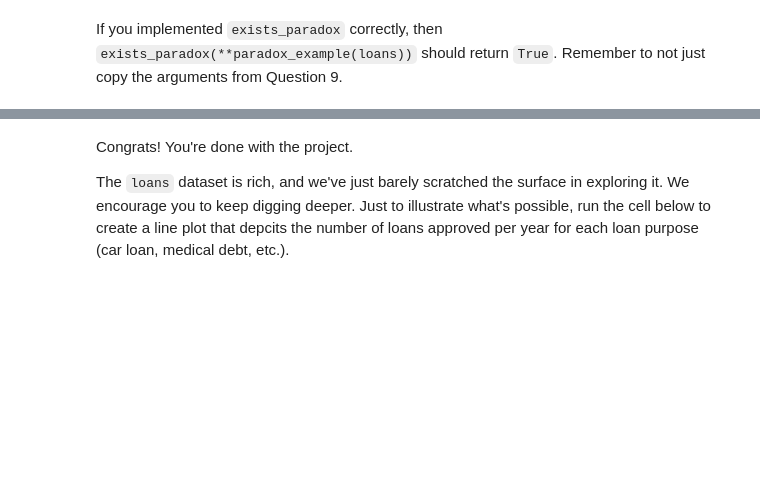
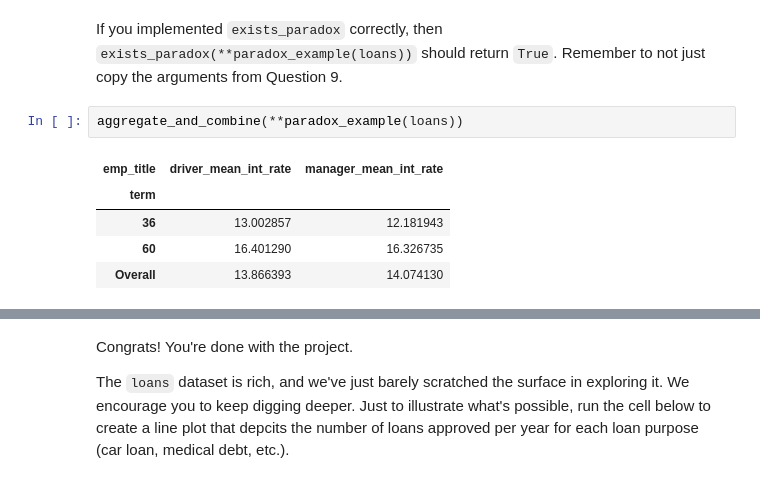
Before and after one commit to KevinHuang8706/dsc80-2024-fa, a Jupyter notebook: projects/project02/project.ipynb, the cells around one changed output, grey strips where cells are left out. Drawn from its saved outputs; the diff is of its cells as text; blank space fills up the shorter version.

```diff
--- a/projects/project02/project.ipynb
+++ b/projects/project02/project.ipynb
@@ -1176,5 +1318,13 @@ KeyError: -1
 # %% [markdown]
 If you implemented `exists_paradox` correctly, then `exists_paradox(**paradox_example(loans))` should return `True`. Remember to not just copy the arguments from Question 9.
+# %%
+aggregate_and_combine(**paradox_example(loans))
+# %% [output]
+| emp_title | driver_mean_int_rate | manager_mean_int_rate |
+| term |  |  |
+| 36 | 13.002857 | 12.181943 |
+| 60 | 16.401290 | 16.326735 |
+| Overall | 13.866393 | 14.074130 |
 # %%
 exists_paradox(**paradox_example(loans))
 # %% [output]
```
Also changed, not shown: parts of 20 cells of this notebook, 11 other files.
